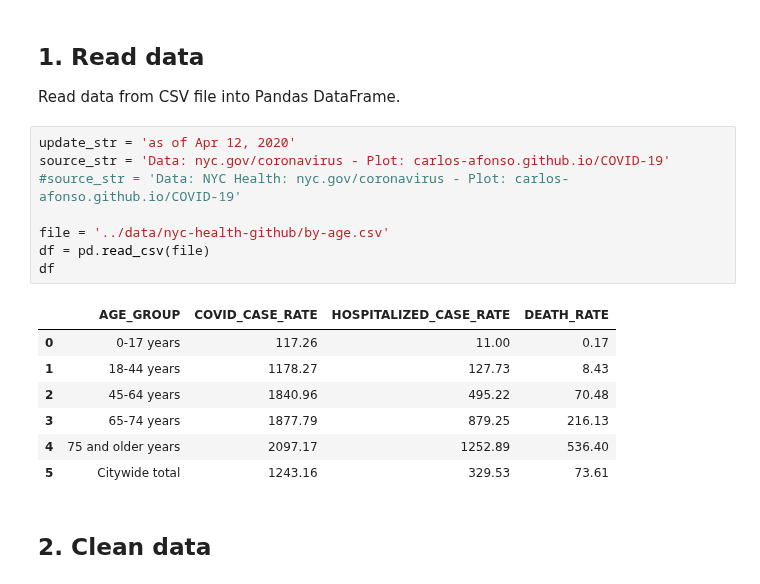
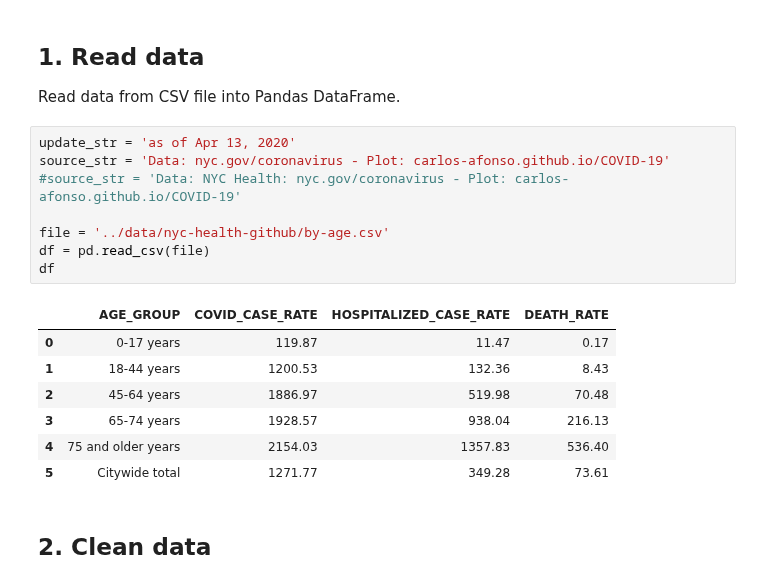
Before and after one commit to carlos-afonso/COVID-19, a Jupyter notebook: notebooks/nyc-covid-19-by-age.ipynb, the cells around one changed output. Saved outputs shown, nothing was run; the diff lists cells and outputs as text.

```diff
--- a/notebooks/nyc-covid-19-by-age.ipynb
+++ b/notebooks/nyc-covid-19-by-age.ipynb
@@ -10,21 +10,21 @@ import pandas as pd
 
 Read data from CSV file into Pandas DataFrame.
 # %%
-update_str = 'as of Apr 12, 2020'
+update_str = 'as of Apr 13, 2020'
 source_str = 'Data: nyc.gov/coronavirus - Plot: carlos-afonso.github.io/COVID-19'
 #source_str = 'Data: NYC Health: nyc.gov/coronavirus - Plot: carlos-afonso.github.io/COVID-19'
 
 file = '../data/nyc-health-github/by-age.csv'
 df = pd.read_csv(file)
 df
 # %% [output]
 |  | AGE_GROUP | COVID_CASE_RATE | HOSPITALIZED_CASE_RATE | DEATH_RATE |
-| 0 | 0-17 years | 117.26 | 11.00 | 0.17 |
-| 1 | 18-44 years | 1178.27 | 127.73 | 8.43 |
-| 2 | 45-64 years | 1840.96 | 495.22 | 70.48 |
-| 3 | 65-74 years | 1877.79 | 879.25 | 216.13 |
-| 4 | 75 and older years | 2097.17 | 1252.89 | 536.40 |
-| 5 | Citywide total | 1243.16 | 329.53 | 73.61 |
+| 0 | 0-17 years | 119.87 | 11.47 | 0.17 |
+| 1 | 18-44 years | 1200.53 | 132.36 | 8.43 |
+| 2 | 45-64 years | 1886.97 | 519.98 | 70.48 |
+| 3 | 65-74 years | 1928.57 | 938.04 | 216.13 |
+| 4 | 75 and older years | 2154.03 | 1357.83 | 536.40 |
+| 5 | Citywide total | 1271.77 | 349.28 | 73.61 |
 # %% [markdown]
 ## 2. Clean data
 # %%
```
Also changed, not shown: parts of 2 cells of this notebook, 2 other files.
